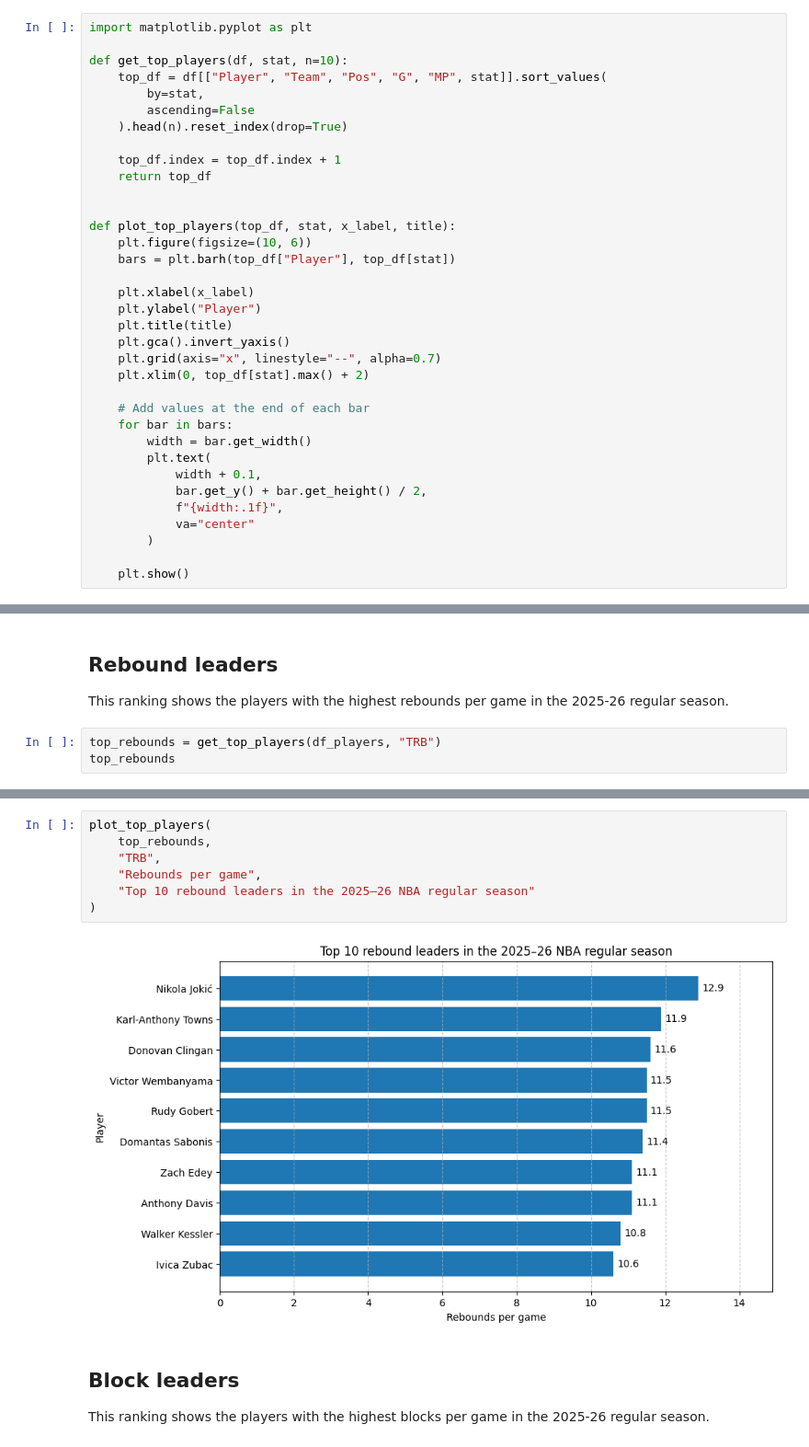
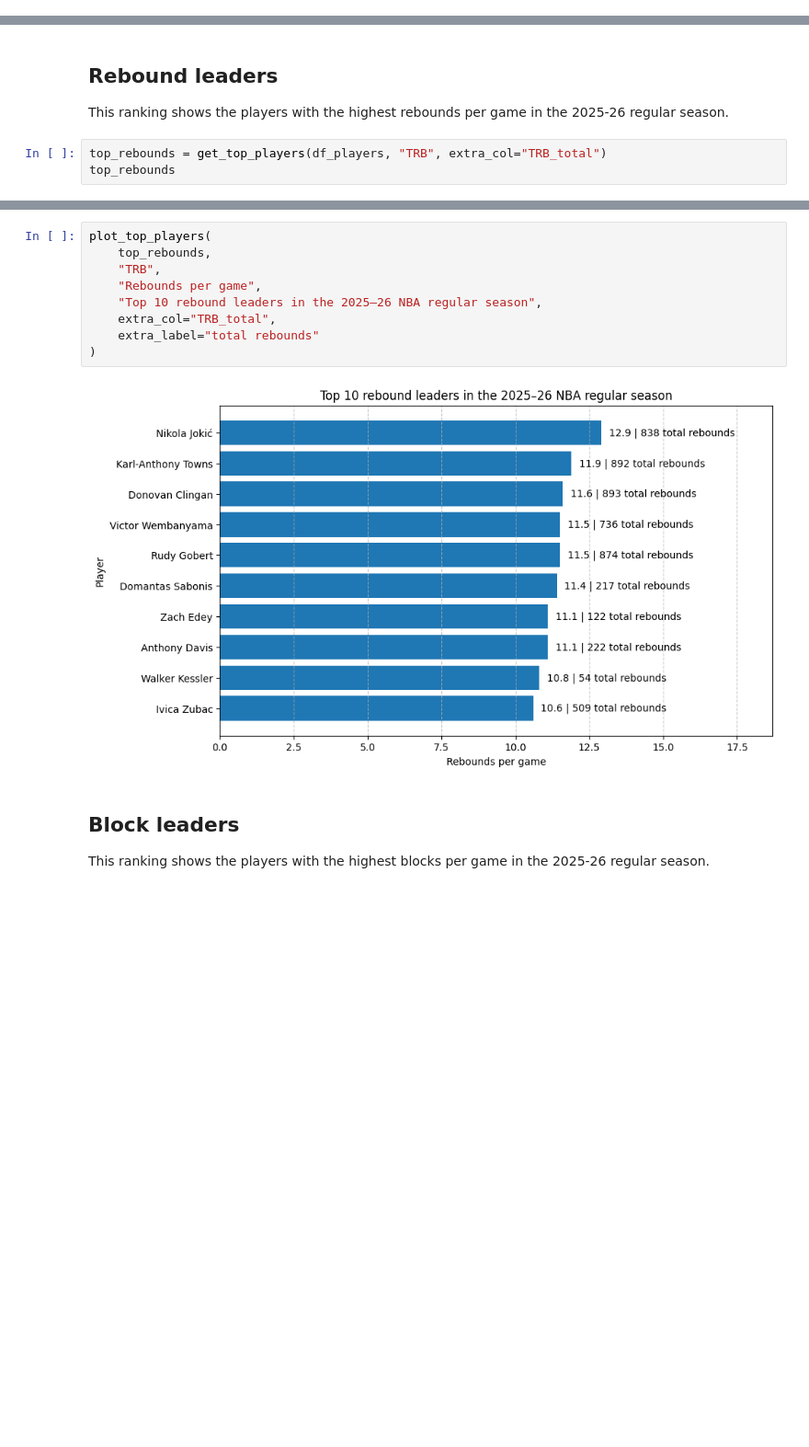
Before and after one commit to MaciejRR/NBA-Regular-Season-Analysis-2025-26, a Jupyter notebook: NBA_Regular_Season_Analysis_(2025_26).ipynb, the cells around one changed output, grey strips where cells are left out. Shown at 92% size. Saved outputs shown, nothing was run; the diff lists cells and outputs as text; blank space fills up the shorter version.

```diff
--- a/NBA_Regular_Season_Analysis_(2025_26).ipynb
+++ b/NBA_Regular_Season_Analysis_(2025_26).ipynb
@@ -175,35 +191,0 @@ To keep the notebook readable, I used a small helper function to generate rankin
-# %%
-import matplotlib.pyplot as plt
-
-def get_top_players(df, stat, n=10):
-    top_df = df[["Player", "Team", "Pos", "G", "MP", stat]].sort_values(
-        by=stat,
-        ascending=False
-    ).head(n).reset_index(drop=True)
-
-    top_df.index = top_df.index + 1
-    return top_df
-
-
-def plot_top_players(top_df, stat, x_label, title):
-    plt.figure(figsize=(10, 6))
-    bars = plt.barh(top_df["Player"], top_df[stat])
-
-    plt.xlabel(x_label)
-    plt.ylabel("Player")
-    plt.title(title)
-    plt.gca().invert_yaxis()
-    plt.grid(axis="x", linestyle="--", alpha=0.7)
-    plt.xlim(0, top_df[stat].max() + 2)
-
-    # Add values at the end of each bar
-    for bar in bars:
-        width = bar.get_width()
-        plt.text(
-            width + 0.1,
-            bar.get_y() + bar.get_height() / 2,
-            f"{width:.1f}",
-            va="center"
-        )
-
-    plt.show()
@@ -240,6 +250,6 @@ plot_top_players(
 
 This ranking shows the players with the highest rebounds per game in the 2025-26 regular season.
 # %%
-top_rebounds = get_top_players(df_players, "TRB")
+top_rebounds = get_top_players(df_players, "TRB", extra_col="TRB_total")
 top_rebounds
 # %% [output]
@@ -257,12 +267,14 @@ top_rebounds
 # %%
 plot_top_players(
     top_rebounds,
     "TRB",
     "Rebounds per game",
-    "Top 10 rebound leaders in the 2025–26 NBA regular season"
+    "Top 10 rebound leaders in the 2025–26 NBA regular season",
+    extra_col="TRB_total",
+    extra_label="total rebounds"
 )
 # %% [output]
-[figure, old version]
+[figure, new version]
 # %% [markdown]
 ## Block leaders
 
```
Also changed, not shown: parts of 28 cells of this notebook.
